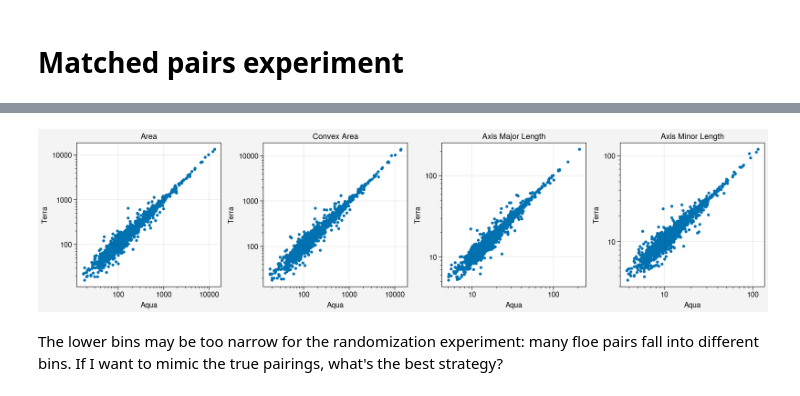
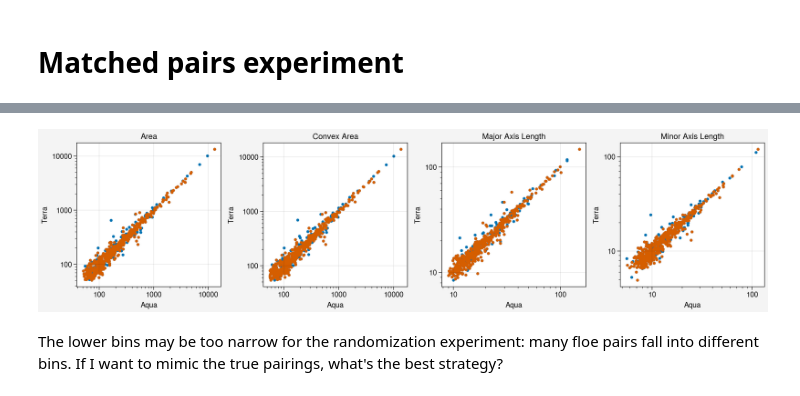
Before and after one commit to danielmwatkins/calval_tgrs, a Jupyter notebook: notebooks/tracker_adr_thresholds.ipynb, the cells around one changed output, grey strips where cells are left out. Drawn from its saved outputs; the diff is of its cells as text; code cells hidden in the pictures.

```diff
--- a/notebooks/tracker_adr_thresholds.ipynb
+++ b/notebooks/tracker_adr_thresholds.ipynb
@@ -420,7 +418,7 @@ comp_columns = ['area', 'convex_area', 'major_axis_length', 'minor_axis_length',
 df_max = df_all.groupby('floe_id').max()[comp_columns]
 df_min = df_all.groupby('floe_id').min()[['psi_s_correlation']]
 df_max.columns = df_max.add_prefix('max_', axis=1).columns
-df_init = df_all.loc[df_all.rotation==0, ['floe_id', 'area', 'L', 'convex_area', 'major_axis_length',
+df_init = df_all.loc[df_all.rotation==0, ['floe_id', 'case', 'area', 'L', 'convex_area', 'major_axis_length',
        'minor_axis_length']].set_index('floe_id')
 df_rotation = pd.merge(df_init, df_max, left_index=True, right_index=True).merge(df_min, left_index=True, right_index=True)
 
@@ -613,0 +573,31 @@ df_merged
+# %%
+df_aqua_props = []
+for file in os.listdir('../data/floe_property_tables/aqua/'):
+    if 'csv' in file:
+        df_temp = pd.read_csv('../data/floe_property_tables/aqua/' + file).loc[:, ['label', 'cloud_fraction']]
+        df_temp['case'] = file.split('-')[0]
+        df_aqua_props.append(df_temp)
+df_aqua_props = pd.concat(df_aqua_props)
+df_aqua_props['label'] = df_aqua_props['label'].astype(int)
+df_aqua_props.rename({'label': 'aqua_label', 'cloud_fraction': 'aqua_cloud_fraction'}, axis=1, inplace=True)
+
+df_terra_props = []
+for file in os.listdir('../data/floe_property_tables/terra/'):
+    if 'csv' in file:
+        df_temp = pd.read_csv('../data/floe_property_tables/terra/' + file).loc[:, ['label', 'cloud_fraction']]
+        df_temp['case'] = file.split('-')[0]
+        df_terra_props.append(df_temp)
+df_terra_props = pd.concat(df_terra_props)
+df_terra_props['label'] = df_terra_props['label'].astype(int)
+df_terra_props.rename({'label': 'terra_label', 'cloud_fraction': 'terra_cloud_fraction'}, axis=1, inplace=True)
+
+# rename to get the aqua cloud fraction
+df_matched = df_matched.merge(
+    df_aqua_props, left_on=['case', 'aqua_label'], right_on=['case', 'aqua_label']).merge(
+    df_terra_props, left_on=['case', 'terra_label'], right_on=['case', 'terra_label'])
+
+# Divide into testing and training datasets
+df_testtrain = pd.read_csv('../data/validation_dataset_testtrain_split.csv').rename({'Unnamed: 0': 'case'}, axis=1)
+df_testtrain['case_number'] = [str(x).zfill(3) for x in df_testtrain['case_number']]
+training_idx = df_testtrain.loc[df_testtrain.satellite == 'aqua', ['case_number', 'training']].set_index('case_number')
+df_matched['training'] = training_idx.loc[df_matched['case']].values
@@ -613,0 +606,3 @@ df_merged
+# %%
+df_matched.groupby('training').count()
+df_mg = df_matched.loc[df_matched.training]
@@ -614,13 +622,15 @@ df_merged
 # %%
 fig, axs = pplt.subplots(ncols=4, share=False)
-for ax, var in zip(axs, ['area', 'convex_area', 'axis_major_length', 'axis_minor_length']):
-    ax.scatter(df_merged[var + '_aqua'],
-               df_merged[var + '_terra'], m='.')
+for ax, var in zip(axs, ['area', 'convex_area', 'major_axis_length', 'minor_axis_length']):
+    ax.scatter(df_mg['aqua_' + var],
+               df_mg['terra_' + var], m='.')
+    ax.scatter(df_mg.loc[df_mg[['aqua_cloud_fraction', 'terra_cloud_fraction']].min(axis=1) < 0.01, 'aqua_' + var],
+               df_mg.loc[df_mg[['aqua_cloud_fraction', 'terra_cloud_fraction']].min(axis=1) < 0.01, 'terra_' + var], m='.')
     ax.format(xlabel='Aqua', ylabel='Terra', title=var.replace('_', ' ').title())
 axs.format(yscale='log', xscale='log')
 fig.save('../figures/scatter_comp_matched_floes.png', dpi=300)
 # %% [output]
-[figure, old version]
+[figure, new version]
 # %%
 df_merged['adr_area'] = 2*np.abs(df_merged['area_aqua'] - df_merged['area_terra'])/(df_merged['area_aqua'] + df_merged['area_terra'])
 df_merged['adr_major_axis_length'] = 2*np.abs(df_merged['axis_major_length_aqua'] - df_merged['axis_major_length_terra'])/(df_merged['axis_major_length_aqua'] + df_merged['axis_major_length_terra'])
```
Also changed, not shown: parts of 23 cells of this notebook, 13 other files.
